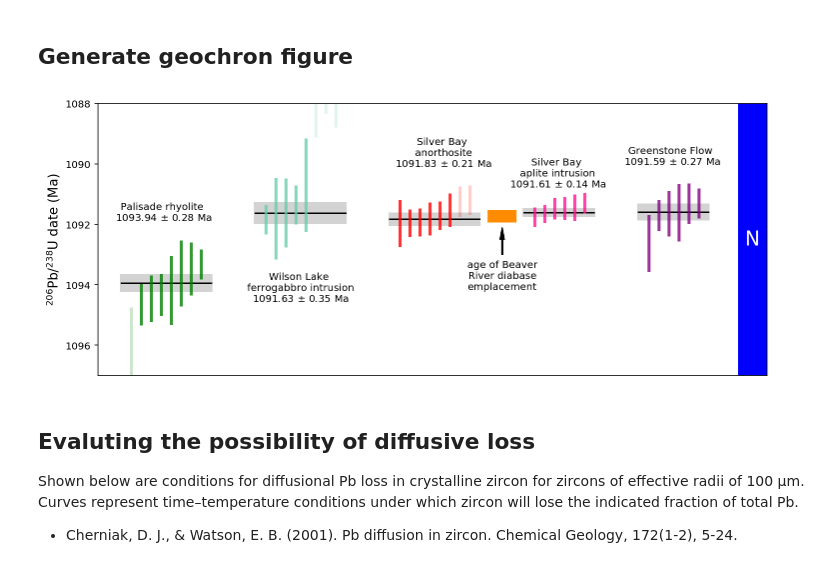
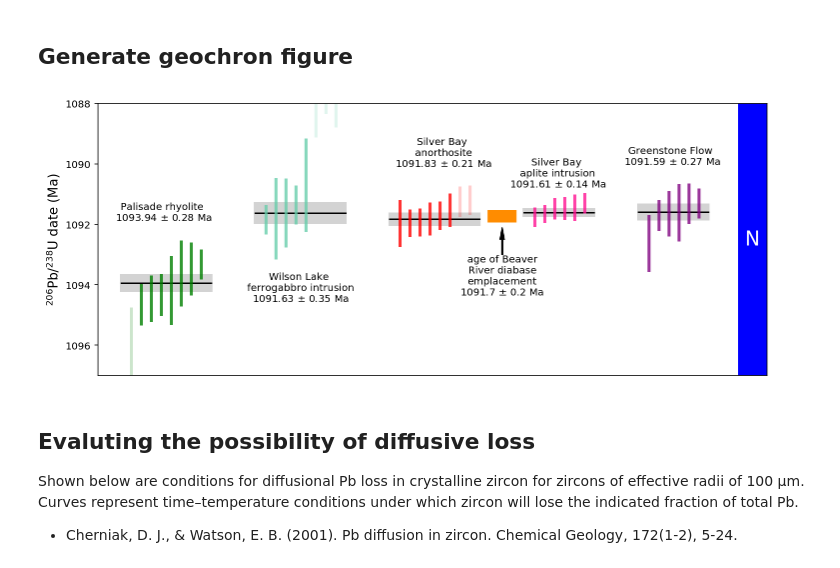
Before and after one commit to Swanson-Hysell-Group/2021_AX_BD, a Jupyter notebook: code/AX_BD_geochron.ipynb, the cells around one changed output. Cells and saved outputs as stored; diff of their text form; code cells hidden in the pictures.

```diff
--- a/code/AX_BD_geochron.ipynb
+++ b/code/AX_BD_geochron.ipynb
@@ -370,35 +370,35 @@ ax.set_xlim(0,max_x_value)
 ax.set_xticks([])
 ax.set_yticks([1088, 1090, 1092, 1094, 1096])
 
 ax.text(x_positions[0],BBC_U_Pb_sample_means[0]-2,'Palisade rhyolite \n1093.94 $\pm$ 0.28 Ma',size='10',horizontalalignment='right',
         verticalalignment='bottom',multialignment='center')
 ax.text(x_positions[1]+1.,BBC_U_Pb_sample_means[1]+3., 'Wilson Lake \n ferrogabbro intrusion \n1091.63 $\pm$ 0.35 Ma',size='10',horizontalalignment='right',
         verticalalignment='bottom',multialignment='center')
 ax.text(x_positions[2]+1.,BBC_U_Pb_sample_means[3]-1.45,'Silver Bay \n anorthosite \n1091.83 $\pm$ 0.21 Ma',size='10',horizontalalignment='right',
         verticalalignment='bottom',multialignment='center')
 ax.text(x_positions[3]+1.,BBC_U_Pb_sample_means[2]-1.,'Silver Bay \n aplite intrusion \n1091.61 $\pm$ 0.14 Ma',size='10',horizontalalignment='right',
         verticalalignment='bottom',multialignment='center')
 ax.text(x_positions[4]+1.,BBC_U_Pb_sample_means[4]-1.5,'Greenstone Flow \n1091.59 $\pm$ 0.27 Ma',size='10',horizontalalignment='right',
         verticalalignment='bottom',multialignment='center')
 
 Portage_Lake_N = matplotlib.patches.Rectangle((max_x_value-2.55, 1070), 2.5, 29.9, color='blue')
 ax.add_patch(Portage_Lake_N)
 ax.text(max_x_value-2, (1097+1088)/2,'N',size='20',color='white',verticalalignment='center')
 # ax.text(158.5, 1094,'Portage Lake\nNormal\nPolarity Zone',size='11',horizontalalignment='right')
 
 BRD_age = matplotlib.patches.Rectangle((35, diabase_age_lower), 2.5,
                                        diabase_age_upper-diabase_age_lower, color='darkorange')
 ax.add_patch(BRD_age)
-ax.text(36.25, 1093.7,'age of Beaver\nRiver diabase\nemplacement',size='10',color='black',verticalalignment='center',
+ax.text(36.25, 1093.7,'age of Beaver\nRiver diabase\nemplacement\n1091.7 $\pm$ 0.2 Ma',size='10',color='black',verticalalignment='center',
         horizontalalignment='center',
         multialignment='center')
 ax.arrow(36.25, 1093, 0,-0.5,width = 0.1,head_width = 0.4,head_length = 0.4,color='k')
 
 
 plt.savefig('code_output/geochron/BBC_dates.pdf',bbox_inches='tight')
 plt.show(fig)
 # %% [output]
-[figure, old version]
+[figure, new version]
 # %% [markdown]
 ## Evaluting the possibility of diffusive loss
 
```
Also changed, not shown: parts of 1 cell of this notebook, 13 other files.
